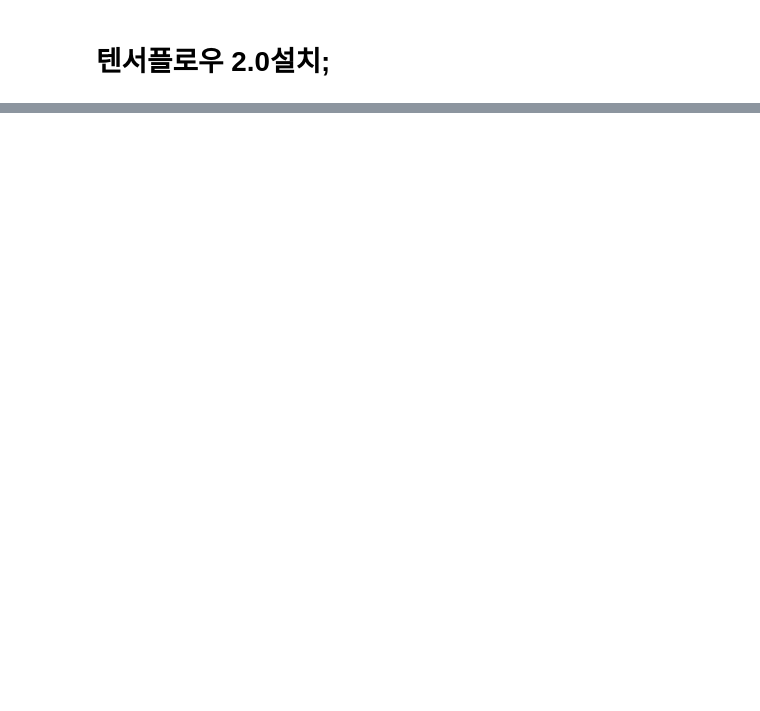
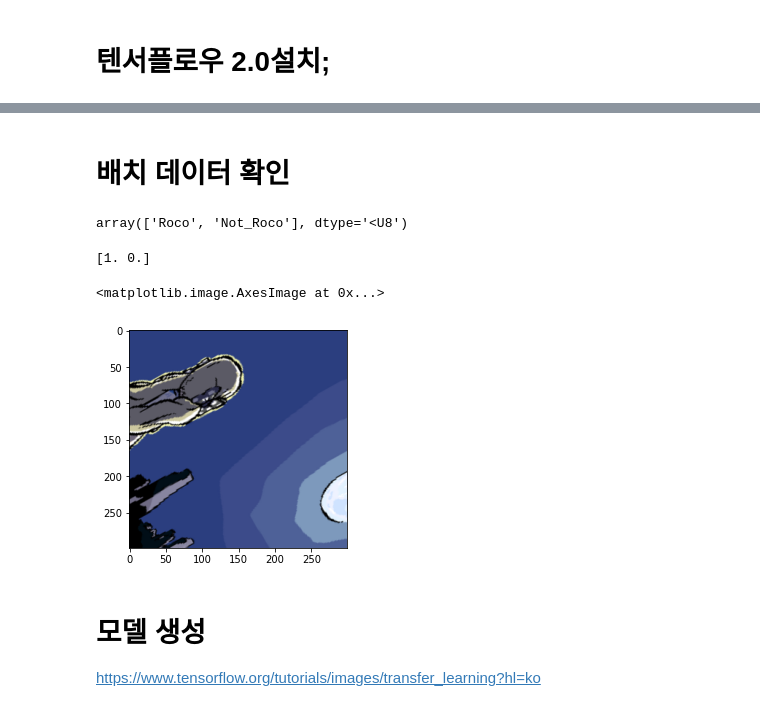
Before and after one commit to YMGYM/google_colab_files, a Jupyter notebook: rocoPicker.ipynb, the cells around one changed output, grey strips where cells are left out. Saved outputs shown, nothing was run; the diff lists cells and outputs as text; code cells hidden in the pictures; blank space fills up the shorter version.

```diff
--- a/rocoPicker.ipynb
+++ b/rocoPicker.ipynb
@@ -52,0 +51,10 @@ tf.__version__
+# %%
+imageGenerator = keras.preprocessing.image.ImageDataGenerator(
+    horizontal_flip=True,
+    rescale=1.0/255.0,
+    rotation_range=90,
+    width_shift_range=0.2,
+    height_shift_range=0.2,
+    shear_range=0.2,
+    zoom_range=0.3,
+    brightness_range=[0.5,1.3] )
@@ -52,0 +63,4 @@ tf.__version__
+# %%
+IMAGE_HEIGHT = 299 #https://towardsdatascience.com/review-xception-with-depthwise-separable-convolution-better-than-inception-v3-image-dc967dd42568
+IMAGE_WIDTH = 299
+BATCH_SIZE = 20
@@ -52,0 +69,2 @@ tf.__version__
+# %%
+generated_train_data = imageGenerator.flow_from_directory(train_dir, target_size=(IMAGE_HEIGHT, IMAGE_WIDTH), color_mode='rgb', classes=['Roco', 'Not_Roco'], batch_size = BATCH_SIZE, shuffle=True)
@@ -52,0 +78,2 @@ tf.__version__
+# %% [markdown]
+# 배치 데이터 확인
@@ -52,0 +82,30 @@ tf.__version__
+# %%
+CLASS_NAMES
+# %% [output]
+array(['Roco', 'Not_Roco'], dtype='<U8')
+# %%
+def show_batch(image_batch, label_batch):
+  plt.figure(figsize=(10,10)) # 이미지 크기를 10, 10 으로 조정
+  for n in range(20):
+    ax = plt.subplot(4, 5, n+1) # 5행 5열로 잡은 것 중 n+1번째에 그림을 그림.
+    plt.imshow(image_batch[n])  # 이미지 표시
+    plt.title(CLASS_NAMES[label_batch[n]==1][0].title())
+    plt.axis('off')
+# ------------------------------------------------------------------
+
+import matplotlib.pyplot as plt
+
+image_batch, label_batch = next(generated_train_data)
+# show_batch(image_batch, label_batch)
+# %%
+print(label_batch[6])
+# %% [output]
+[1. 0.]
+# %%
+plt.imshow(image_batch[6])
+# %% [output]
+<matplotlib.image.AxesImage at 0x...>
+[figure, added]
+# %% [markdown]
+# 모델 생성
+https://www.tensorflow.org/tutorials/images/transfer_learning?hl=ko
```
Also changed, not shown: parts of 47 cells of this notebook.
